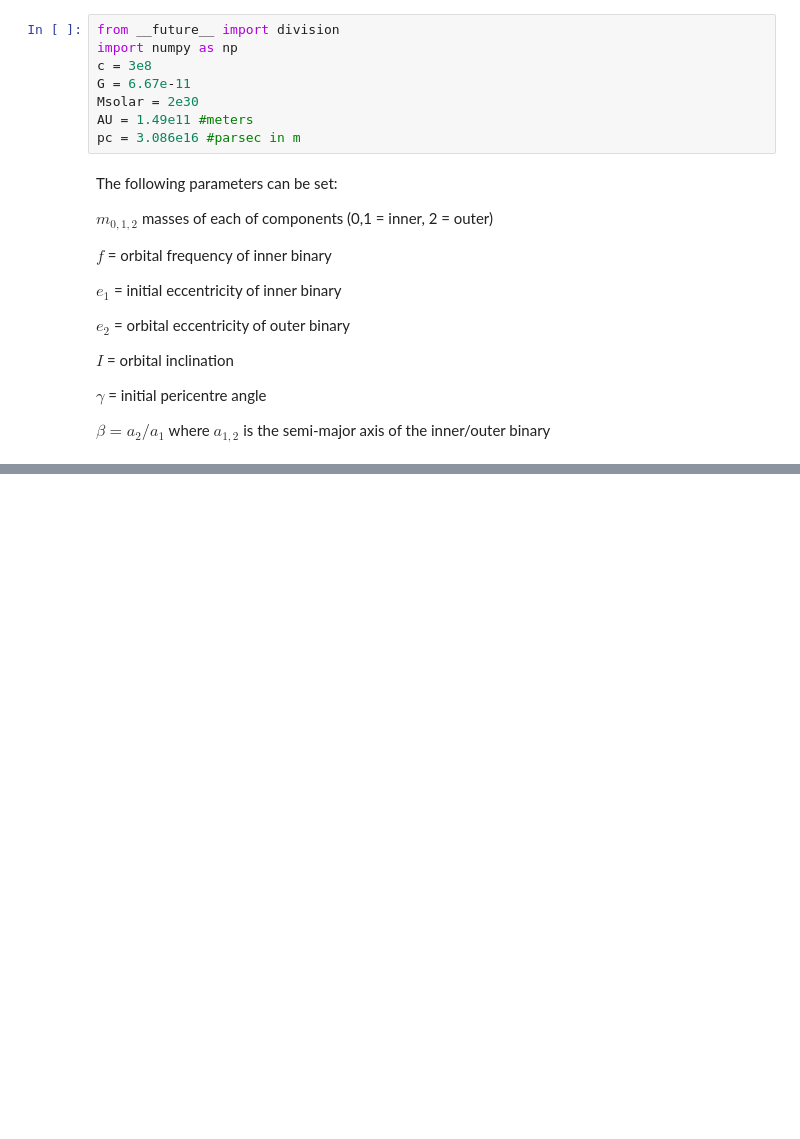
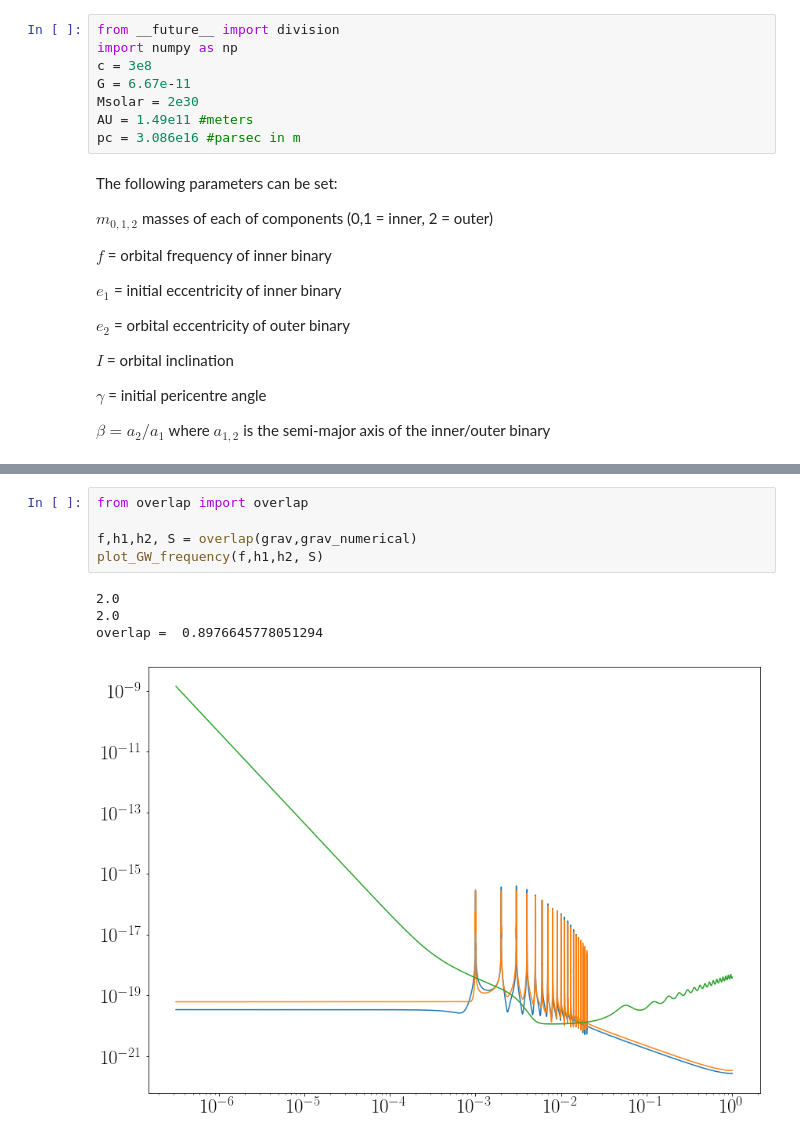
Before and after one commit to tomkimpson/Hierarchical-Triples, a Jupyter notebook: Jupyter/Code/HierarchicalTriples.ipynb, the cells around one changed output, grey strips where cells are left out. Cells and saved outputs as stored; diff of their text form; blank space fills up the shorter version.

```diff
--- a/Jupyter/Code/HierarchicalTriples.ipynb
+++ b/Jupyter/Code/HierarchicalTriples.ipynb
@@ -121,0 +117,10 @@ plot_GW_frequency(f,hf, S,hPhenom, fphen)
+# %%
+from overlap import overlap
+
+f,h1,h2, S = overlap(grav,grav_numerical)
+plot_GW_frequency(f,h1,h2, S)
+# %% [output]
+2.0
+2.0
+overlap =  0.8976645778051294
+[figure, added]
```
Also changed, not shown: parts of 9 cells of this notebook, 45 other files.
